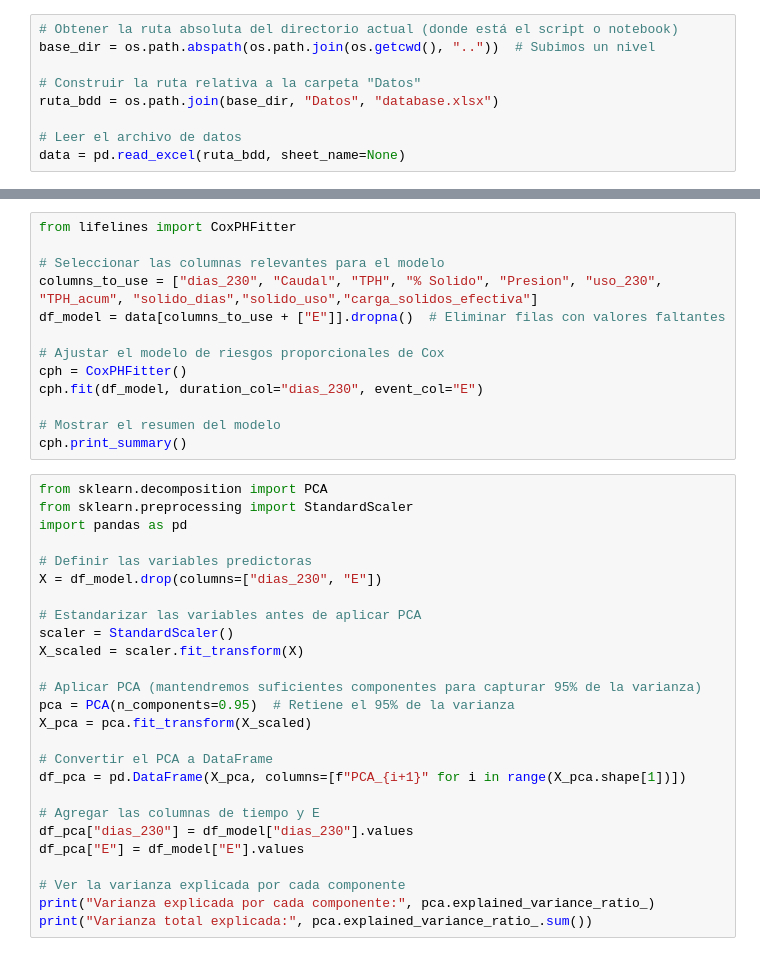
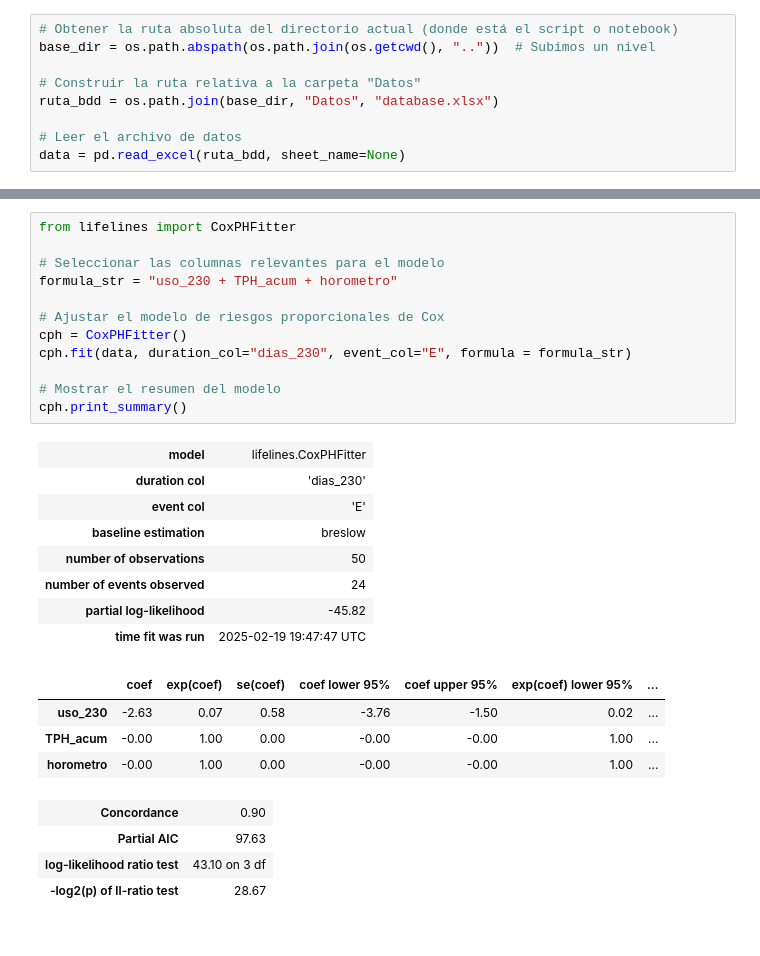
Before and after one commit to fvaldes17/SA, a Jupyter notebook: Modelos/cocks_imp.ipynb, the cells around one changed output, grey strips where cells are left out. Cells and saved outputs as stored; diff of their text form.

```diff
--- a/Modelos/cocks_imp.ipynb
+++ b/Modelos/cocks_imp.ipynb
@@ -25,39 +41,29 @@ data.head()
 # %%
 from lifelines import CoxPHFitter
 
 # Seleccionar las columnas relevantes para el modelo
-columns_to_use = ["dias_230", "Caudal", "TPH", "% Solido", "Presion", "uso_230", "TPH_acum", "solido_dias","solido_uso","carga_solidos_efectiva"]
-df_model = data[columns_to_use + ["E"]].dropna()  # Eliminar filas con valores faltantes
+formula_str = "uso_230 + TPH_acum + horometro"
 
 # Ajustar el modelo de riesgos proporcionales de Cox
 cph = CoxPHFitter()
-cph.fit(df_model, duration_col="dias_230", event_col="E")
+cph.fit(data, duration_col="dias_230", event_col="E", formula = formula_str)
 
 # Mostrar el resumen del modelo
 cph.print_summary()
+# %% [output]
+| model | lifelines.CoxPHFitter |
+| duration col | 'dias_230' |
+| event col | 'E' |
+| baseline estimation | breslow |
+| number of observations | 50 |
+| number of events observed | 24 |
+| partial log-likelihood | -45.82 |
+| time fit was run | 2025-02-19 19:47:47 UTC |
+|  | coef | exp(coef) | se(coef) | coef lower 95% | coef upper 95% | exp(coef) lower 95% | ... |
+| uso_230 | -2.63 | 0.07 | 0.58 | -3.76 | -1.50 | 0.02 | ... |
+| TPH_acum | -0.00 | 1.00 | 0.00 | -0.00 | -0.00 | 1.00 | ... |
+| horometro | -0.00 | 1.00 | 0.00 | -0.00 | -0.00 | 1.00 | ... |
+| Concordance | 0.90 |
+| Partial AIC | 97.63 |
+| log-likelihood ratio test | 43.10 on 3 df |
+| -log2(p) of ll-ratio test | 28.67 |
-# %%
-from sklearn.decomposition import PCA
-from sklearn.preprocessing import StandardScaler
-import pandas as pd
-
-# Definir las variables predictoras
-X = df_model.drop(columns=["dias_230", "E"])
-
-# Estandarizar las variables antes de aplicar PCA
-scaler = StandardScaler()
-X_scaled = scaler.fit_transform(X)
-
-# Aplicar PCA (mantendremos suficientes componentes para capturar 95% de la varianza)
-pca = PCA(n_components=0.95)  # Retiene el 95% de la varianza
-X_pca = pca.fit_transform(X_scaled)
-
-# Convertir el PCA a DataFrame
-df_pca = pd.DataFrame(X_pca, columns=[f"PCA_{i+1}" for i in range(X_pca.shape[1])])
-
-# Agregar las columnas de tiempo y E
-df_pca["dias_230"] = df_model["dias_230"].values
-df_pca["E"] = df_model["E"].values
-
-# Ver la varianza explicada por cada componente
-print("Varianza explicada por cada componente:", pca.explained_variance_ratio_)
-print("Varianza total explicada:", pca.explained_variance_ratio_.sum())
```
Also changed, not shown: parts of 7 cells of this notebook.
